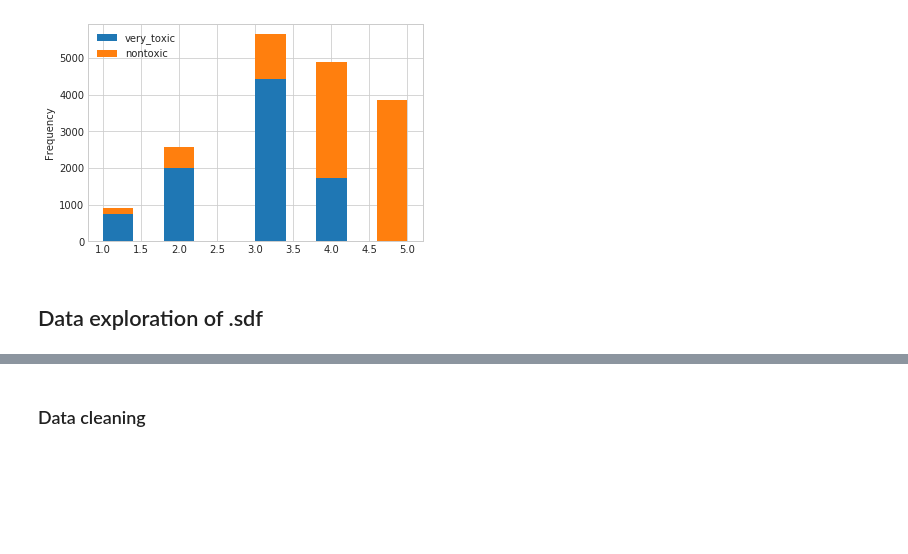
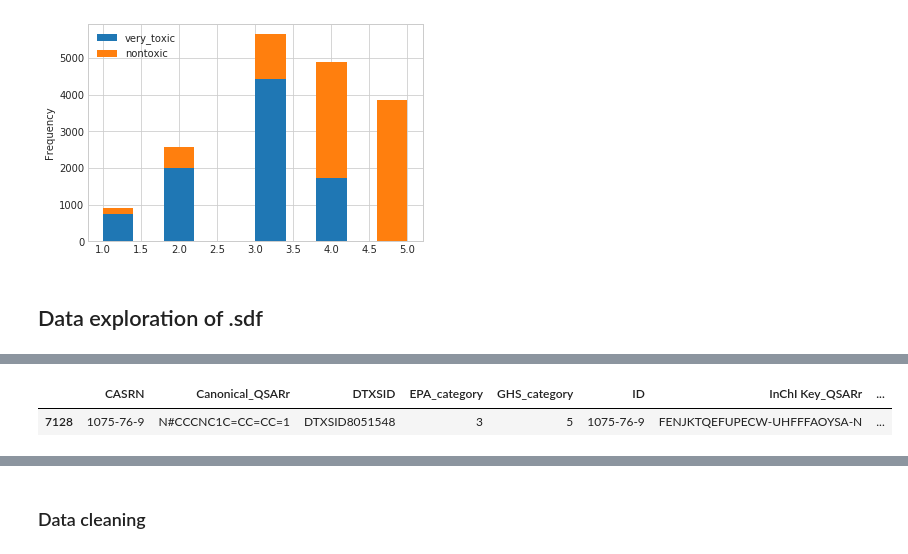
Before and after one commit to BielStela/Acute-Toxicity-QSAR, a Jupyter notebook: Data_exploration.ipynb, the cells around one changed output, grey strips where cells are left out. Drawn from its saved outputs; the diff is of its cells as text; code cells hidden in the pictures; blank space fills up the shorter version.

```diff
--- a/Data_exploration.ipynb
+++ b/Data_exploration.ipynb
@@ -48,3 +43,8 @@ sdf_df.head(1)
+# %%
+sdf_df[sdf_df.CASRN == '1075-76-9']
+# %% [output]
+|  | CASRN | Canonical_QSARr | DTXSID | EPA_category | GHS_category | ID | InChI Key_QSARr | ... |
+| 7128 | 1075-76-9 | N#CCCNC1C=CC=CC=1 | DTXSID8051548 | 3 | 5 | 1075-76-9 | FENJKTQEFUPECW-UHFFFAOYSA-N | ... |
 # %%
 sdf_df.info()
 # %% [output]
```
Also changed, not shown: parts of 9 cells of this notebook.
